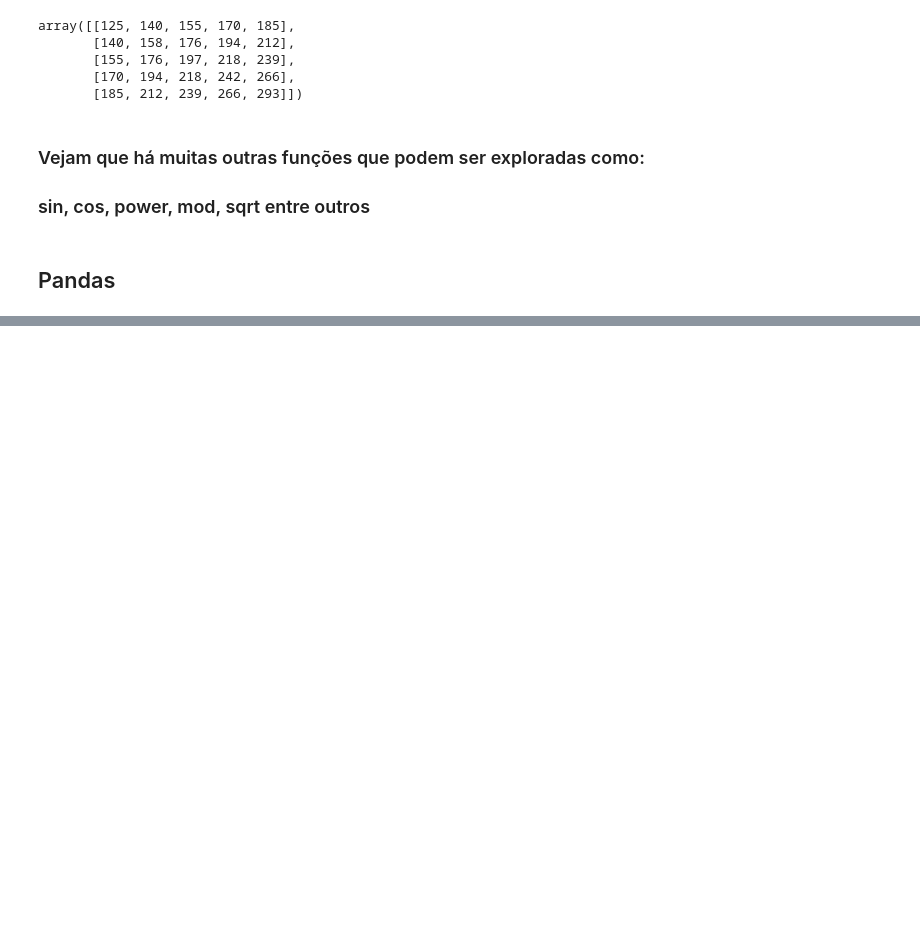
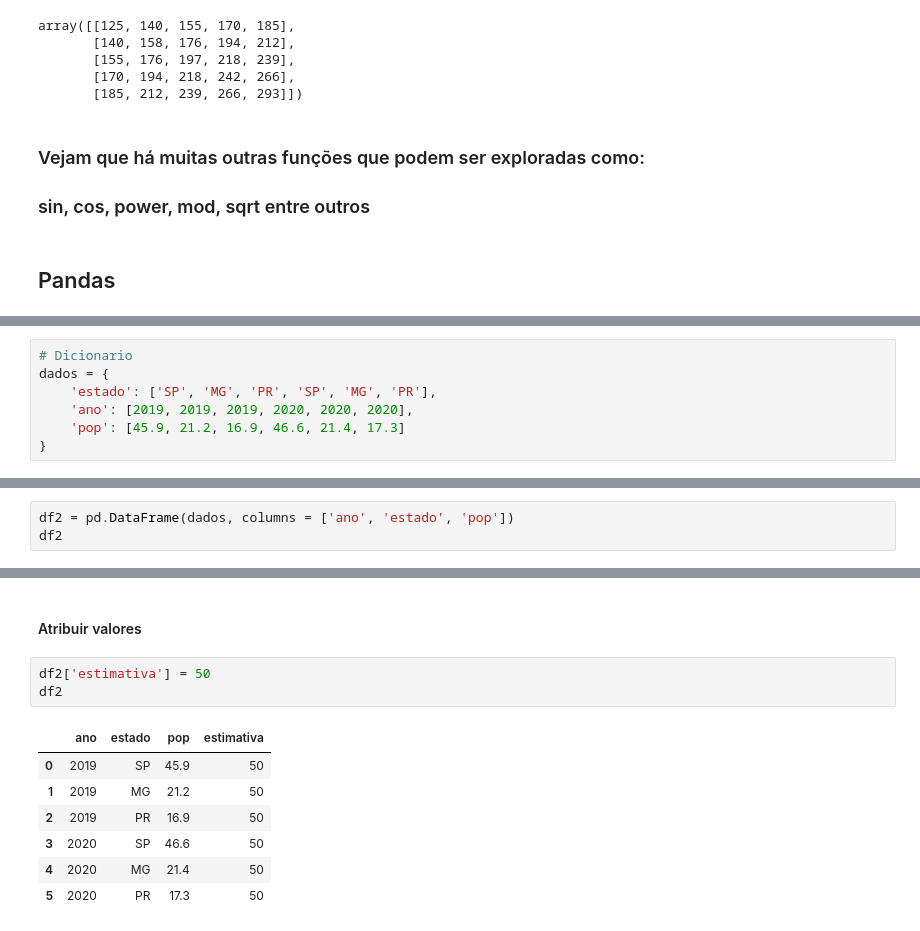
Before and after one commit to hgatoma/projecto-ds-01, a Jupyter notebook: ds-project-one.ipynb, the cells around one changed output, grey strips where cells are left out. Cells and saved outputs as stored; diff of their text form; blank space fills up the shorter version.

```diff
--- a/ds-project-one.ipynb
+++ b/ds-project-one.ipynb
@@ -276,0 +356,7 @@ array([[125, 140, 155, 170, 185],
+# %%
+# Dicionario
+dados = {
+    'estado': ['SP', 'MG', 'PR', 'SP', 'MG', 'PR'],
+    'ano': [2019, 2019, 2019, 2020, 2020, 2020],
+    'pop': [45.9, 21.2, 16.9, 46.6, 21.4, 17.3]
+}
@@ -276,0 +401,3 @@ array([[125, 140, 155, 170, 185],
+# %%
+df2 = pd.DataFrame(dados, columns = ['ano', 'estado', 'pop'])
+df2
@@ -276,0 +451,13 @@ array([[125, 140, 155, 170, 185],
+# %% [markdown]
+#### Atribuir valores
+# %%
+df2['estimativa'] = 50
+df2
+# %% [output]
+|  | ano | estado | pop | estimativa |
+| 0 | 2019 | SP | 45.9 | 50 |
+| 1 | 2019 | MG | 21.2 | 50 |
+| 2 | 2019 | PR | 16.9 | 50 |
+| 3 | 2020 | SP | 46.6 | 50 |
+| 4 | 2020 | MG | 21.4 | 50 |
+| 5 | 2020 | PR | 17.3 | 50 |
```
Also changed, not shown: parts of 32 cells of this notebook.
